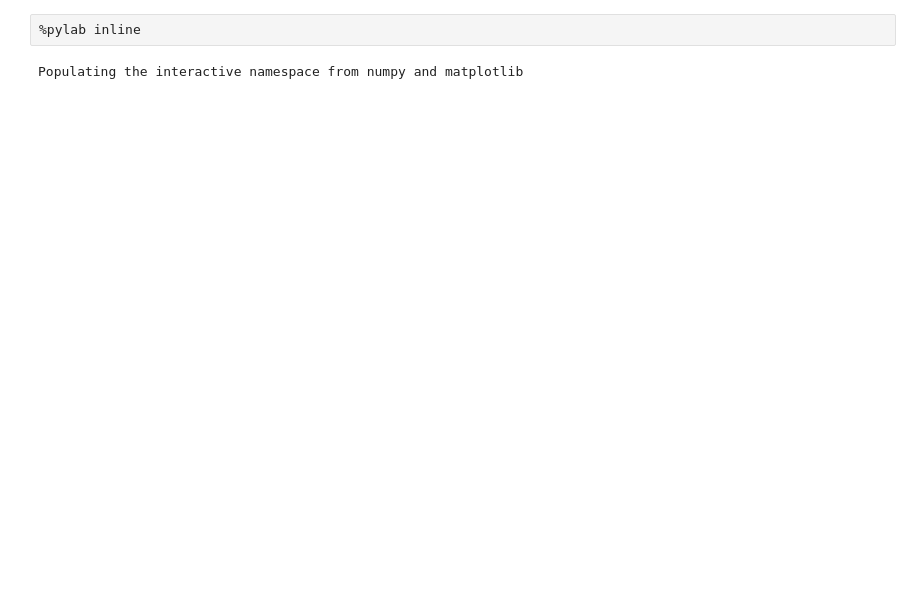
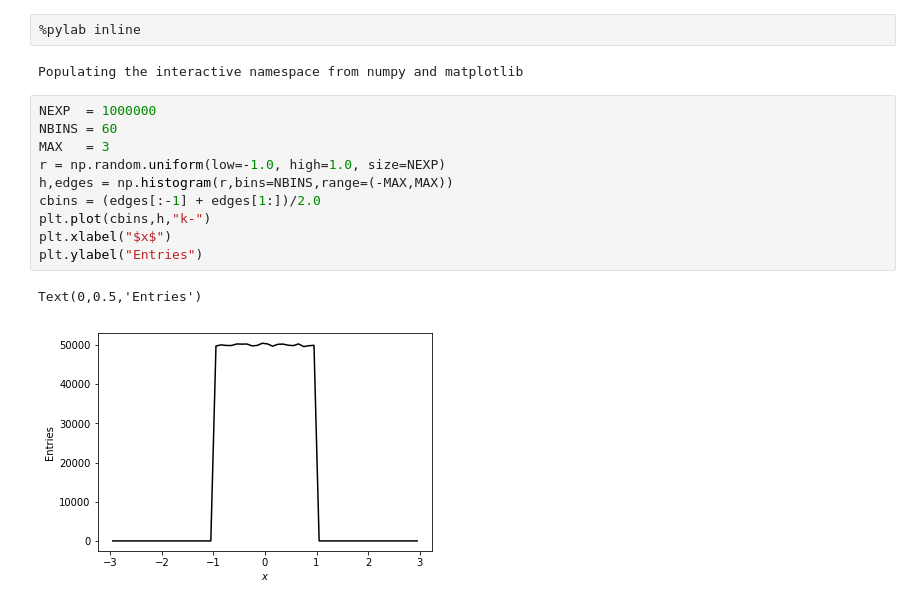
Before and after one commit to mulhearn/classwork, a Jupyter notebook: phy80/lab_manual/figs/labs/uncertainties/toy.ipynb, the cells around one changed output. Saved outputs shown, nothing was run; the diff lists cells and outputs as text; blank space fills up the shorter version.

```diff
--- a/phy80/lab_manual/figs/labs/uncertainties/toy.ipynb
+++ b/phy80/lab_manual/figs/labs/uncertainties/toy.ipynb
@@ -2,3 +2,16 @@
 %pylab inline
 # %% [output]
 Populating the interactive namespace from numpy and matplotlib
+# %%
+NEXP  = 1000000
+NBINS = 60
+MAX   = 3
+r = np.random.uniform(low=-1.0, high=1.0, size=NEXP)
+h,edges = np.histogram(r,bins=NBINS,range=(-MAX,MAX))
+cbins = (edges[:-1] + edges[1:])/2.0
+plt.plot(cbins,h,"k-")
+plt.xlabel("$x$")
+plt.ylabel("Entries")
+# %% [output]
+Text(0,0.5,'Entries')
+[figure, added]
```
Also changed, not shown: parts of 6 cells of this notebook, 24 other files.
